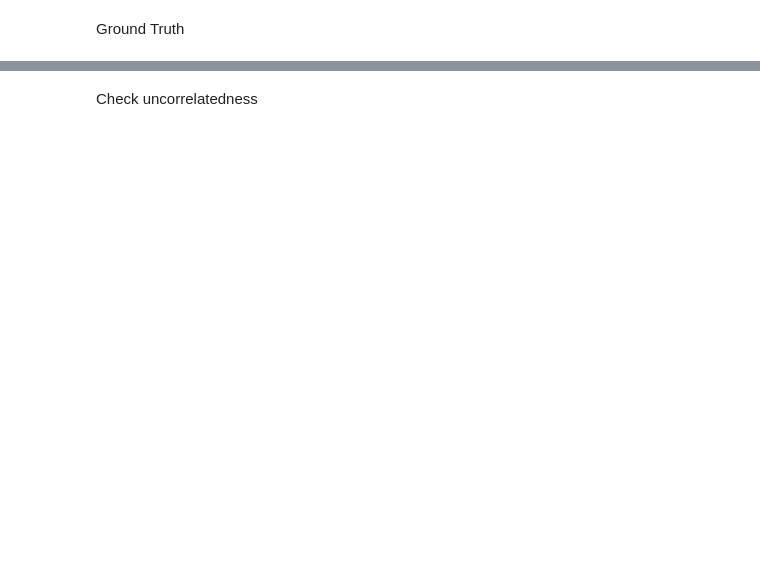
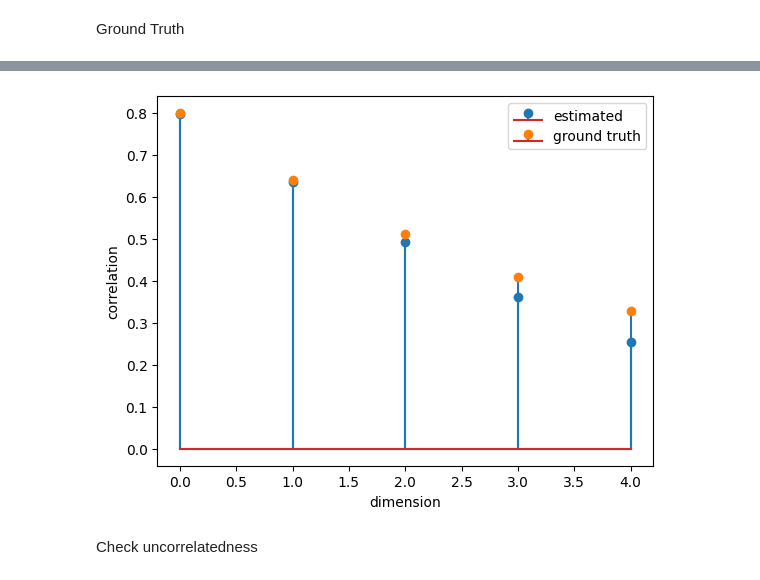
Before and after one commit to XiangxiangXu/NFE, a Jupyter notebook: MaxCorr_Normal.ipynb, the cells around one changed output, grey strips where cells are left out. Saved outputs shown, nothing was run; the diff lists cells and outputs as text; code cells hidden in the pictures; blank space fills up the shorter version.

```diff
--- a/MaxCorr_Normal.ipynb
+++ b/MaxCorr_Normal.ipynb
@@ -257,7 +268,8 @@ for i in range(dim):
 # %%
 # get features on the testing set
-f_test = model.get_f(Xt_test.reshape(-1, 1)).detach().numpy()
-g_test = model.get_g(Yt_test.reshape(-1, 1)).detach().numpy()
+with torch.no_grad():
+    f_test = model.get_f(Xt_test.reshape(-1, 1)).detach().numpy()
+    g_test = model.get_g(Yt_test.reshape(-1, 1)).detach().numpy()
 
 # # compute stand deviations for each dimension
 # std_f = np.zeros(dim)
@@ -304,3 +310,12 @@ Ground Truth
+# %%
+plt.stem(corr_list, '*', label='estimated')
+plt.stem(corr_list_gt, '*', label='ground truth')
+plt.xlabel('dimension')
+plt.ylabel('correlation')
+plt.legend()
+plt.show()
+# %% [output]
+[figure, added]
 # %% [markdown]
 Check uncorrelatedness
 # %%
```
Also changed, not shown: parts of 13 cells of this notebook.
